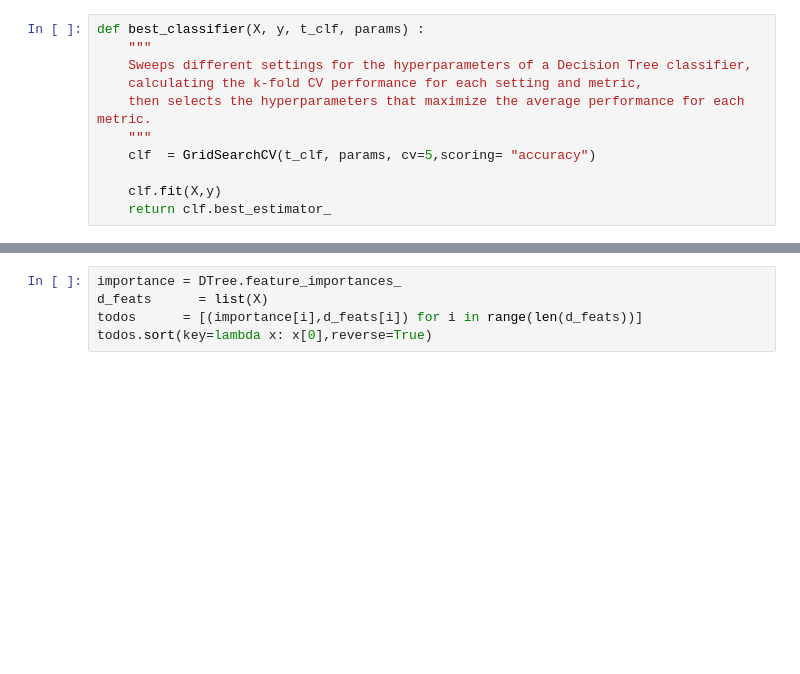
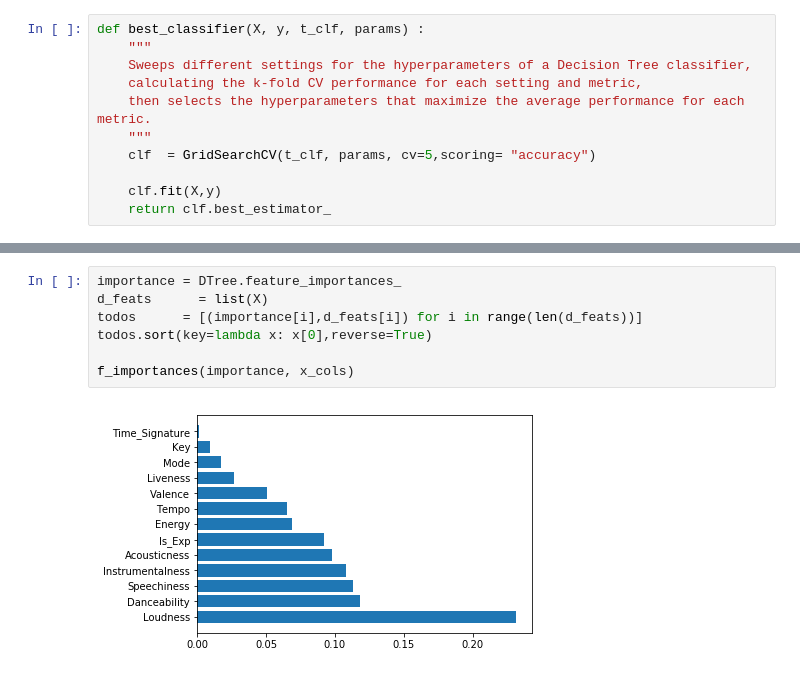
Before and after one commit to ml-project-group-8/music-genre-predictor, a Jupyter notebook: source/Generalize.ipynb, the cells around one changed output, grey strips where cells are left out. Cells and saved outputs as stored; diff of their text form; blank space fills up the shorter version.

Commit message:
Add SVC classifier, importance feature visualization

```diff
--- a/source/Generalize.ipynb
+++ b/source/Generalize.ipynb
@@ -243,8 +191,12 @@ weighted avg       0.88      0.87      0.87      3351
 # %%
 importance = DTree.feature_importances_
 d_feats      = list(X)
 todos      = [(importance[i],d_feats[i]) for i in range(len(d_feats))]
 todos.sort(key=lambda x: x[0],reverse=True)
+
+f_importances(importance, x_cols)
+# %% [output]
+[figure, added]
 # %%
 todos
 # %% [output]
```
Also changed, not shown: parts of 11 cells of this notebook.
